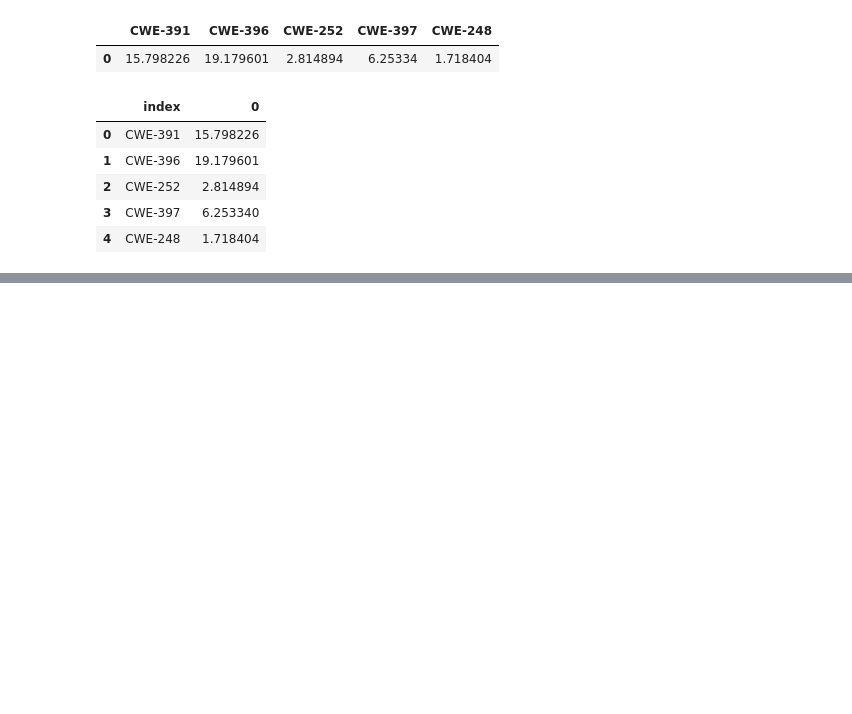
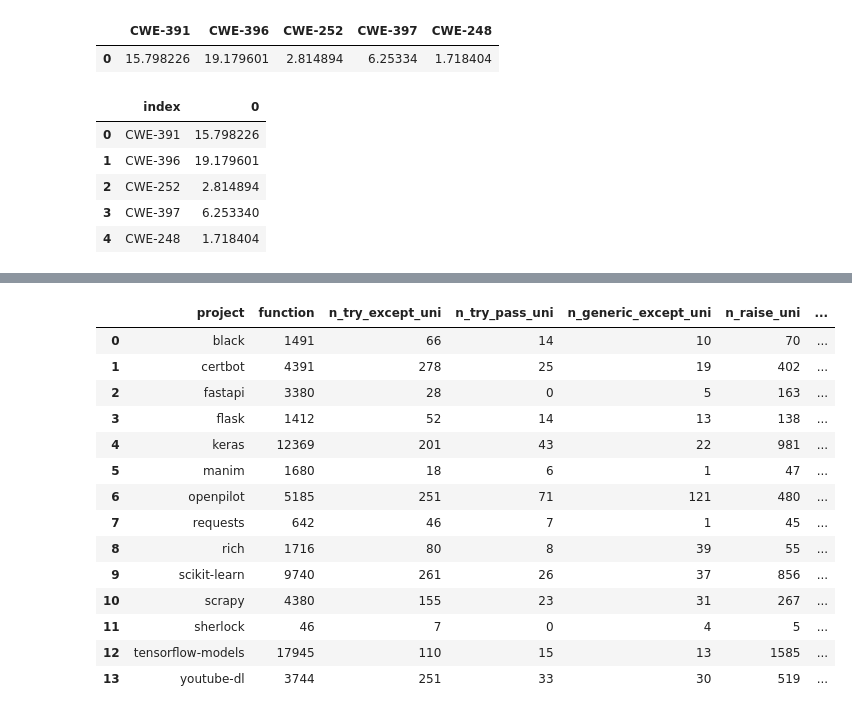
Before and after one commit to r4phael/exception-miner-multi, a Jupyter notebook: notebooks/eh_py_analysis.ipynb, the cells around one changed output, grey strips where cells are left out. Cells and saved outputs as stored; diff of their text form; code cells hidden in the pictures; blank space fills up the shorter version.

```diff
--- a/notebooks/eh_py_analysis.ipynb
+++ b/notebooks/eh_py_analysis.ipynb
@@ -579,0 +615,30 @@ Text(0.5, 1.0, '')
+# %%
+df_rq2_box = df[['project', 'function', 'n_try_except_uni', 'n_try_pass_uni', 'n_generic_except_uni', 'n_raise_uni', 'n_captures_try_except_raise_uni', 'n_captures_broad_raise_uni', 'n_uncaught_exceptions']]
+df_rq2_box = df.groupby('project').agg( {'function': ['count'], 'n_try_except_uni': ['sum'], 'n_try_pass_uni': ['sum'], 'n_generic_except_uni': ['sum'], 'n_raise_uni': ['sum'], 'n_captures_try_except_raise_uni': ['sum'], 'n_captures_broad_raise_uni': ['sum'], 'n_uncaught_exceptions': ['sum']}).droplevel(1, axis=1).reset_index()
+# %%
+#Trys
+df_rq2_box['perc_n_try_pass_uni'] = (df_rq2_box['n_try_pass_uni']/ df_rq2_box['n_try_except_uni']) * 100
+df_rq2_box['perc_n_generic_except_uni'] = (df_rq2_box['n_generic_except_uni']/ df_rq2_box['n_try_except_uni']) * 100
+df_rq2_box['perc_uncaught_exceptions'] = (df_rq2_box['n_uncaught_exceptions']/ df_rq2_box['n_try_except_uni']) * 100
+
+#Raise
+df_rq2_box['perc_n_captures_try_except_raise_uni'] = (df_rq2_box['n_captures_try_except_raise_uni']/ df_rq2_box['n_raise_uni']) * 100
+df_rq2_box['perc_n_captures_broad_raise_uni'] = (df_rq2_box['n_captures_broad_raise_uni']/ df_rq2_box['n_raise_uni']) * 100
+
+df_rq2_box
+# %% [output]
+|  | project | function | n_try_except_uni | n_try_pass_uni | n_generic_except_uni | n_raise_uni | ... |
+| 0 | black | 1491 | 66 | 14 | 10 | 70 | ... |
+| 1 | certbot | 4391 | 278 | 25 | 19 | 402 | ... |
+| 2 | fastapi | 3380 | 28 | 0 | 5 | 163 | ... |
+| 3 | flask | 1412 | 52 | 14 | 13 | 138 | ... |
+| 4 | keras | 12369 | 201 | 43 | 22 | 981 | ... |
+| 5 | manim | 1680 | 18 | 6 | 1 | 47 | ... |
+| 6 | openpilot | 5185 | 251 | 71 | 121 | 480 | ... |
+| 7 | requests | 642 | 46 | 7 | 1 | 45 | ... |
+| 8 | rich | 1716 | 80 | 8 | 39 | 55 | ... |
+| 9 | scikit-learn | 9740 | 261 | 26 | 37 | 856 | ... |
+| 10 | scrapy | 4380 | 155 | 23 | 31 | 267 | ... |
+| 11 | sherlock | 46 | 7 | 0 | 4 | 5 | ... |
+| 12 | tensorflow-models | 17945 | 110 | 15 | 13 | 1585 | ... |
+| 13 | youtube-dl | 3744 | 251 | 33 | 30 | 519 | ... |
```
Also changed, not shown: parts of 13 cells of this notebook.
